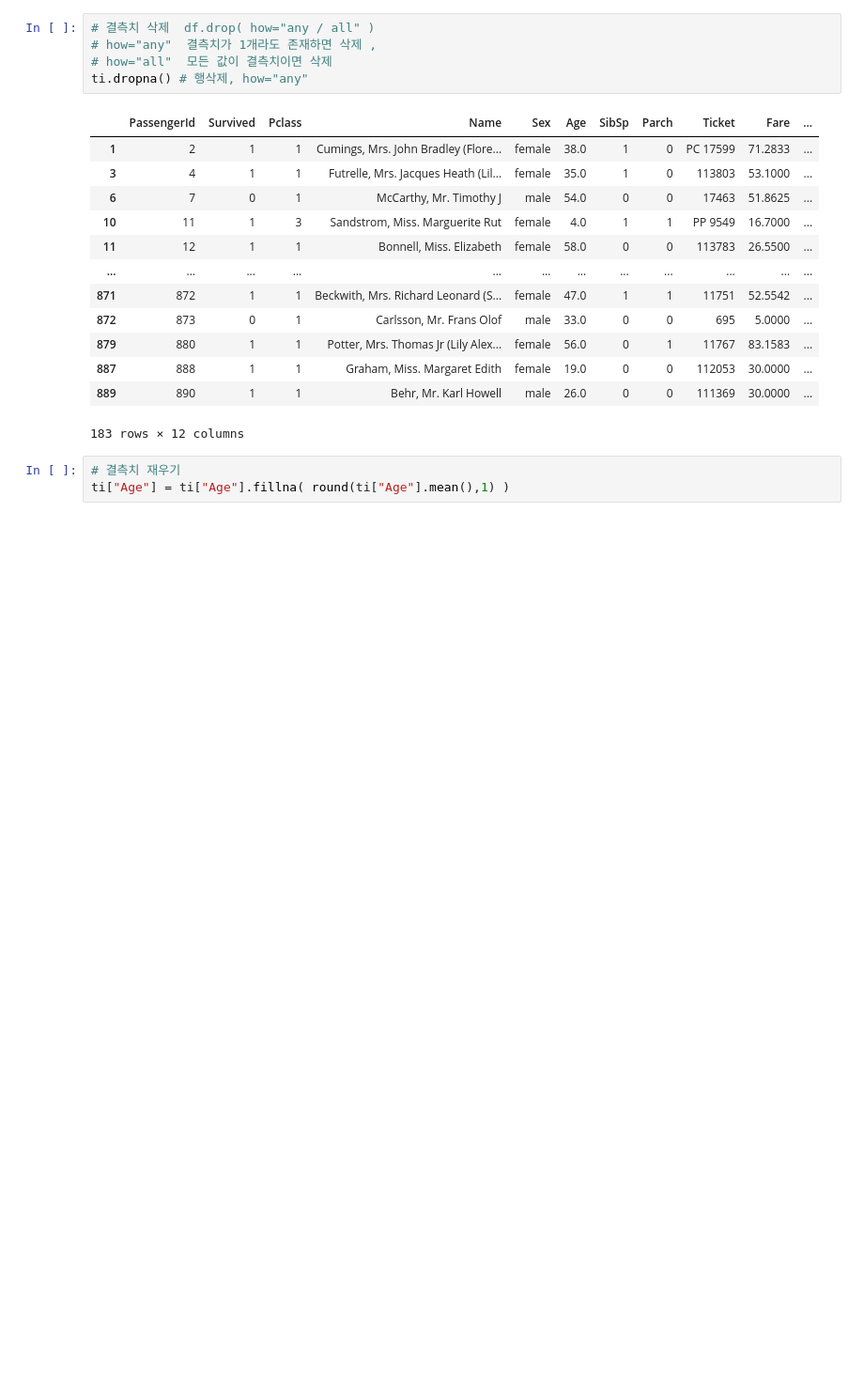
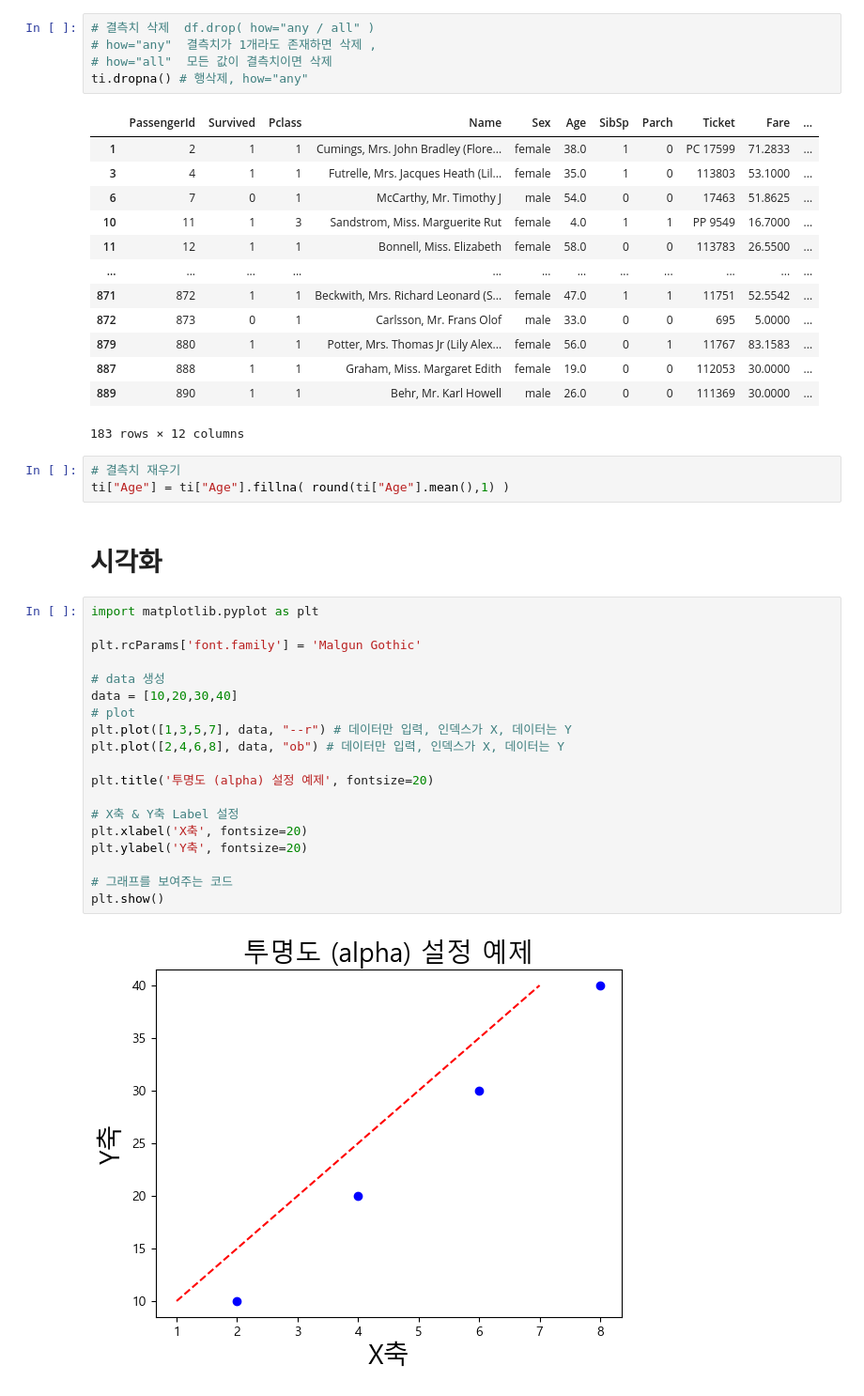
Before and after one commit to KimYounghwan/seongsu_neo_bns, a Jupyter notebook: day_03.ipynb, the cells around one changed output. Shown at 94% size. Saved outputs shown, nothing was run; the diff lists cells and outputs as text; blank space fills up the shorter version.

```diff
--- a/day_03.ipynb
+++ b/day_03.ipynb
@@ -77,3 +77,26 @@ ti.dropna() # 행삭제, how="any"
 # %%
 # 결측치 재우기
 ti["Age"] = ti["Age"].fillna( round(ti["Age"].mean(),1) )
+# %% [markdown]
+# 시각화
+# %%
+import matplotlib.pyplot as plt
+
+plt.rcParams['font.family'] = 'Malgun Gothic'
+
+# data 생성
+data = [10,20,30,40]
+# plot
+plt.plot([1,3,5,7], data, "--r") # 데이터만 입력, 인덱스가 X, 데이터는 Y
+plt.plot([2,4,6,8], data, "ob") # 데이터만 입력, 인덱스가 X, 데이터는 Y
+
+plt.title('투명도 (alpha) 설정 예제', fontsize=20)
+
+# X축 & Y축 Label 설정
+plt.xlabel('X축', fontsize=20)
+plt.ylabel('Y축', fontsize=20)
+
+# 그래프를 보여주는 코드
+plt.show()
+# %% [output]
+[figure, added]
```
Also changed, not shown: 1 other file.
